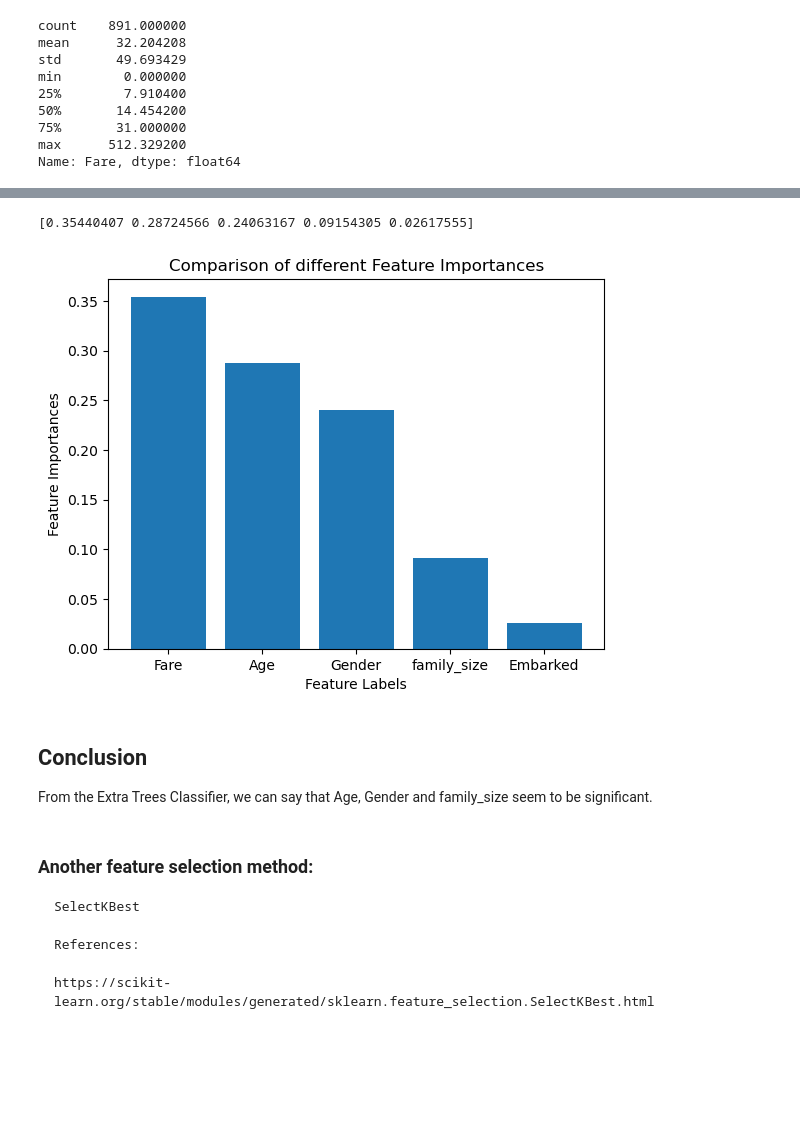
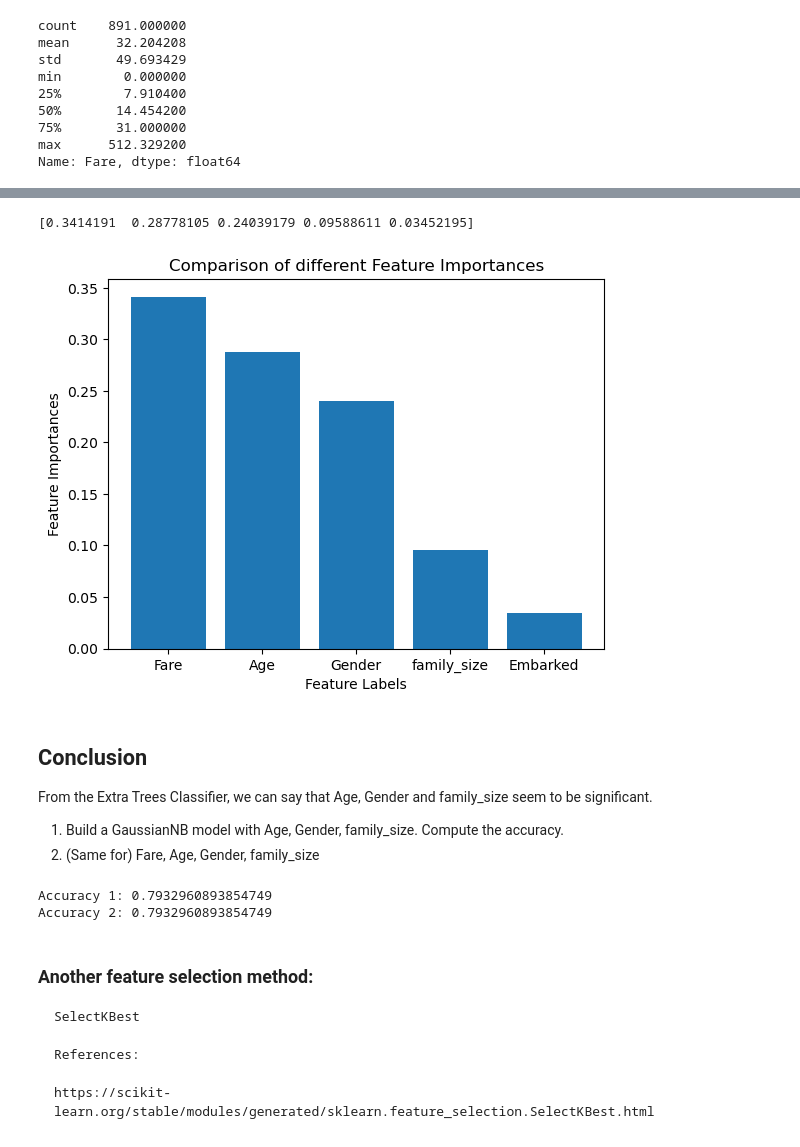
Before and after one commit to codevelvet/python-machine-learning, a Jupyter notebook: learning/extratrees_classifier_selectk/extratrees_classifier_selectk/extratreesclassifier_selectk.ipynb, the cells around one changed output, grey strips where cells are left out. Drawn from its saved outputs; the diff is of its cells as text; code cells hidden in the pictures; blank space fills up the shorter version.

```diff
--- a/learning/extratrees_classifier_selectk/extratrees_classifier_selectk/extratreesclassifier_selectk.ipynb
+++ b/learning/extratrees_classifier_selectk/extratrees_classifier_selectk/extratreesclassifier_selectk.ipynb
@@ -87,30 +87,62 @@ print(feature_importance)
 # %%
 # Building the model
 
 X = df[["Fare", "Age", "Gender", "family_size", "Embarked"]].copy(deep=True)
 
 extra_tree_forest = ExtraTreesClassifier(n_estimators = 10, criterion ='entropy', max_features = 2)
-
+x_train, x_test, y_train, y_test = train_test_split(X, y, test_size = 0.2, random_state=1)
 # Training the model
-extra_tree_forest.fit(X,y)
+extra_tree_forest.fit(x_train,y_train)
 
 # Computing the importance of each feature
 feature_importance = extra_tree_forest.feature_importances_
 
 print(feature_importance)
 # Plotting a Bar Graph to compare the models
 plt.bar(X.columns, feature_importance)
 plt.xlabel('Feature Labels')
 plt.ylabel('Feature Importances')
 plt.title('Comparison of different Feature Importances')
 plt.show()
 # %% [output]
-[0.35440407 0.28724566 0.24063167 0.09154305 0.02617555]
+[0.3414191  0.28778105 0.24039179 0.09588611 0.03452195]
-[figure, old version]
+[figure, new version]
 # %% [markdown]
 ## Conclusion
 
 From the Extra Trees Classifier, we can say that Age, Gender and family_size seem to be significant.
+1. Build a GaussianNB model with Age, Gender, family_size. Compute the accuracy.
+2. (Same for) Fare, Age, Gender, family_size
+# %%
+from sklearn.model_selection import train_test_split
+from sklearn.naive_bayes import GaussianNB
+from sklearn import metrics
+
+X1 = df[["Age", "Gender", "family_size"]].copy(deep=True)
+X2 = df[["Fare", "Age", "Gender", "family_size"]].copy(deep=True)
+
+x1_train, x1_test, y1_train, y1_test = train_test_split(X1, y, test_size = 0.2, random_state=1)
+x2_train, x2_test, y2_train, y2_test = train_test_split(X2, y, test_size = 0.2, random_state=1)
+
+
+# Create a Gaussian Classifier
+gnb = GaussianNB()
+gnb2 = GaussianNB()
+
+# Train the model using the training sets
+gnb.fit(x1_train, y1_train)
+gnb2.fit(x2_train, y2_train)
+
+# Predict the response for test dataset
+y1_pred = gnb.predict(x1_test)
+y2_pred = gnb2.predict(x2_test)
+
+# Model Accuracy, how often is the classifier correct?
+print("Accuracy 1:", metrics.accuracy_score(y1_test, y1_pred))
+print("Accuracy 2:", metrics.accuracy_score(y2_test, y2_pred))
+# %% [output]
+Accuracy 1: 0.7932960893854749
+Accuracy 2: 0.7932960893854749
 # %% [markdown]
 ### Another feature selection method:
 
```
Also changed, not shown: parts of 2 cells of this notebook, 7 other files.
